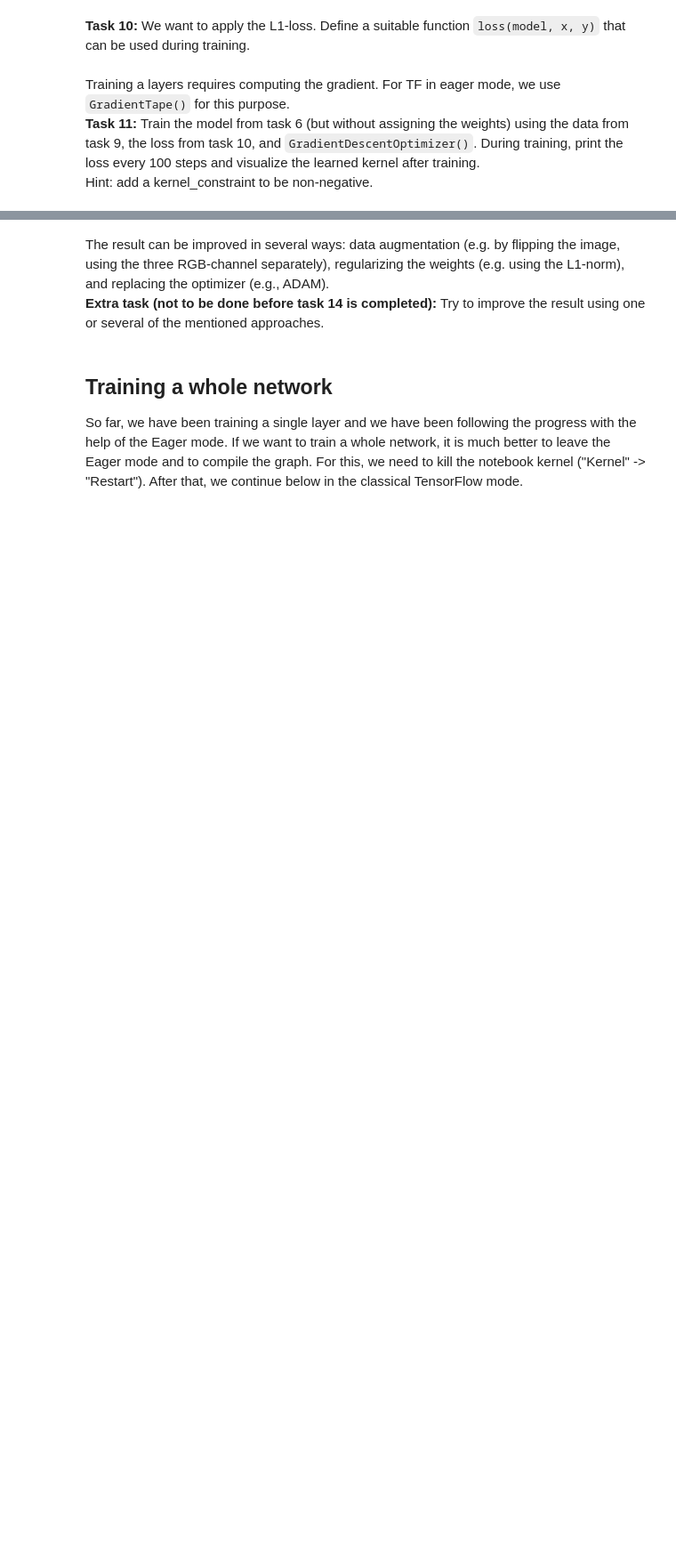
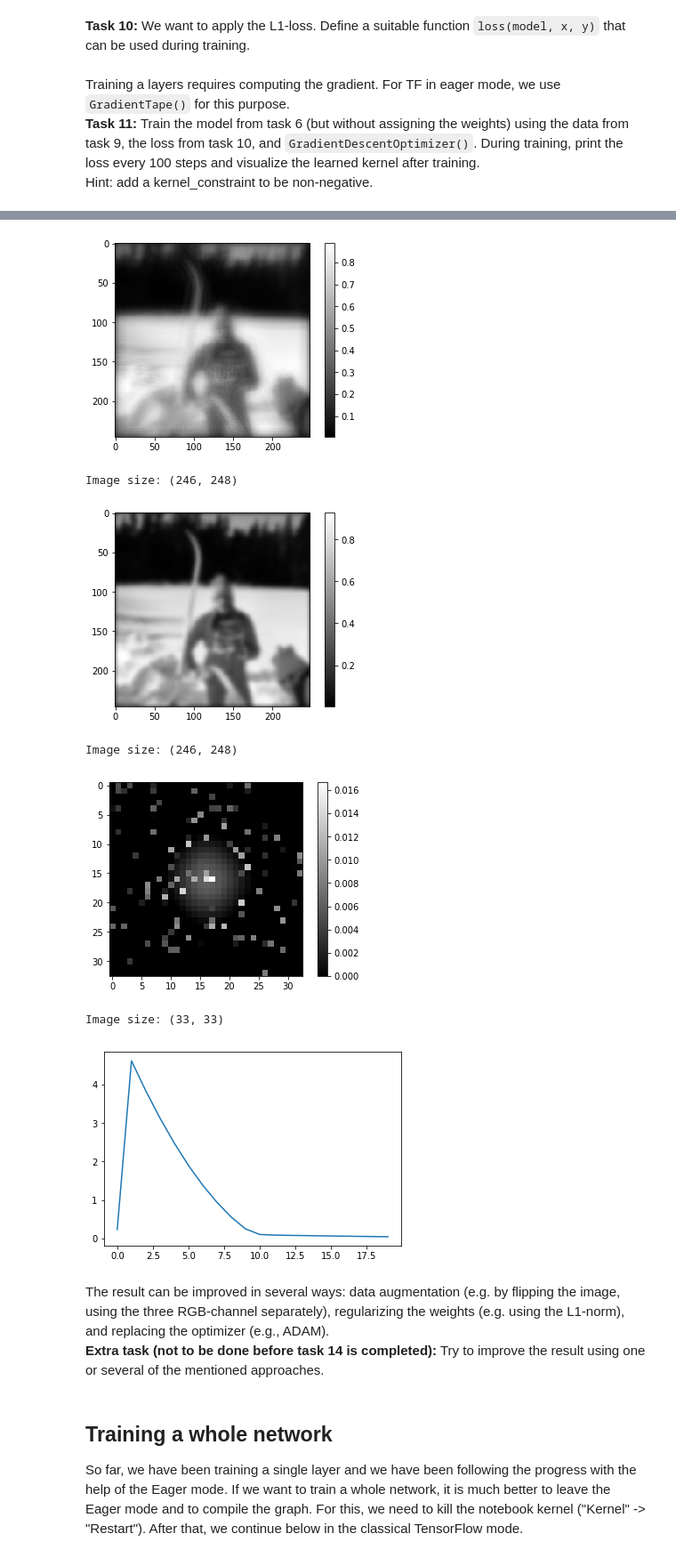
Before and after one commit to isaakh94/TBMI26, a Jupyter notebook: TBMI26_assignments2019 2/Lab3_TBMI26_problems/Lab3_TBMI26_problems.ipynb, the cells around one changed output, grey strips where cells are left out. Shown at 89% size. Cells and saved outputs as stored; diff of their text form; code cells hidden in the pictures; blank space fills up the shorter version.

```diff
--- a/TBMI26_assignments2019 2/Lab3_TBMI26_problems/Lab3_TBMI26_problems.ipynb
+++ b/TBMI26_assignments2019 2/Lab3_TBMI26_problems/Lab3_TBMI26_problems.ipynb
@@ -236,6 +279,33 @@ We now take the input and output from task 6 as training data (input and output)
+# %%
+batch = tf.constant(np.asarray([image.reshape(image.shape[0], image.shape[1], 1)]), dtype = tf.float32)
+label = tf.constant(task6_output, dtype = tf.float32)
 # %% [markdown]
 **Task 10:** We want to apply the L1-loss. Define a suitable function `loss(model, x, y)` that can be used during training.
+# %%
+def loss(model, x, y):
+    error = y - model(x)
+    return tf.reduce_mean(tf.abs(error))
 # %% [markdown]
 Training a layers requires computing the gradient. For TF in eager mode, we use `GradientTape()` for this purpose.
 **Task 11:** Train the model from task 6 (but without assigning the weights) using the data from task 9, the loss from task 10, and `GradientDescentOptimizer()`. During training, print the loss every 100 steps and visualize the learned kernel after training.
 Hint: add a kernel_constraint to be non-negative.
+# %%
+model = tf.keras.models.Sequential()
+model.add(tf.keras.layers.Conv2D(1, 33, use_bias = False, kernel_constraint = tf.keras.constraints.NonNeg(), padding = 'same', input_shape = (image.shape[0], image.shape[1], 1)))
+
+optimizer = tf.train.GradientDescentOptimizer(0.001)
+train_steps = 1000
+steps_to_record = 100
+loss_value = 0
+del loss_value
+recorded_losses = [None]*int(train_steps/steps_to_record)
+for i in range(train_steps):
+    with tf.GradientTape(persistent = True) as tape:
+        loss_value = loss(model, batch, label)
+    dw = tape.gradient(loss_value, model.variables)
+    optimizer.apply_gradients(zip(dw, model.variables))
+    if i%steps_to_record == 0 and not i == 0:
+        print(loss_value.numpy())
+        recorded_losses[int(i/steps_to_record)] = loss_value.numpy()
+
+output = model.predict(batch)
@@ -242,3 +333,17 @@ Hint: add a kernel_constraint to be non-negative.
+# %%
+visualize(output[0].reshape(output.shape[1], output.shape[2]))
+visualize(task6_output[0].reshape(246, 248))
+visualize(np.asarray(model.layers[0].get_weights()[0]).reshape(33, 33))
+plt.plot(range(len(recorded_losses)), recorded_losses)
+plt.show()
+# %% [output]
+[figure, added]
+Image size: (246, 248)
+[figure, added]
+Image size: (246, 248)
+[figure, added]
+Image size: (33, 33)
+[figure, added]
 # %% [markdown]
 The result can be improved in several ways: data augmentation (e.g. by flipping the image, using the three RGB-channel separately), regularizing the weights (e.g. using the L1-norm), and replacing the optimizer (e.g., ADAM).
 **Extra task (not to be done before task 14 is completed):** Try to improve the result using one or several of the mentioned approaches.
```
Also changed, not shown: parts of 14 cells of this notebook, 1 other file.
